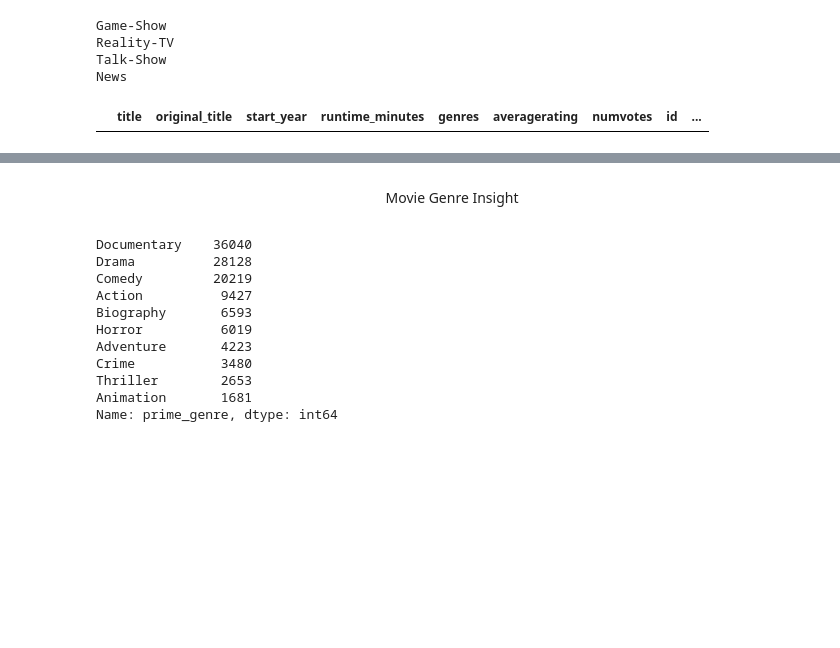
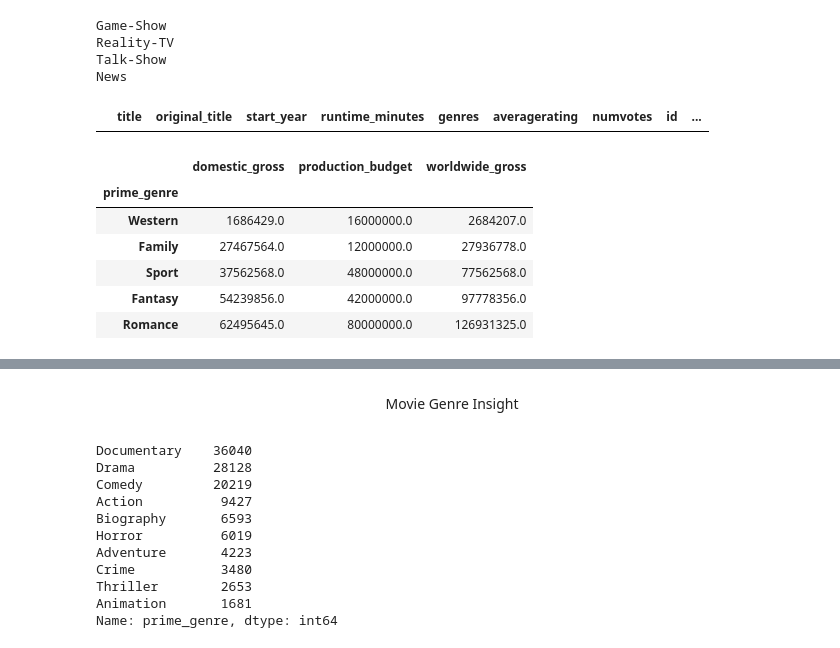
Before and after one commit to DonnieData/dsc-mod-1-project-v2-1-onl01-dtsc-pt-012120, a Jupyter notebook: student.ipynb, the cells around one changed output, grey strips where cells are left out. Drawn from its saved outputs; the diff is of its cells as text; code cells hidden in the pictures; blank space fills up the shorter version.

```diff
--- a/student.ipynb
+++ b/student.ipynb
@@ -425,3 +397,15 @@ movie_frame["prime_genre"].replace("Music","Musical",inplace=True)
 movie_frame[movie_frame["prime_genre"]=="Music"]
 # %% [output]
 |  | title | original_title | start_year | runtime_minutes | genres | averagerating | numvotes | id | ... |
+# %%
+#creating pivot table of revenue data for analysis and dynamic plotting
+rev_pivot = pd.pivot_table(movie_frame,index=["prime_genre"],aggfunc=max, values=["production_budget","domestic_gross","worldwide_gross"]).sort_values("worldwide_gross")
+rev_pivot.head()
+# %% [output]
+|  | domestic_gross | production_budget | worldwide_gross |
+| prime_genre |  |  |  |
+| Western | 1686429.0 | 16000000.0 | 2684207.0 |
+| Family | 27467564.0 | 12000000.0 | 27936778.0 |
+| Sport | 37562568.0 | 48000000.0 | 77562568.0 |
+| Fantasy | 54239856.0 | 42000000.0 | 97778356.0 |
+| Romance | 62495645.0 | 80000000.0 | 126931325.0 |
```
Also changed, not shown: parts of 11 cells of this notebook.
